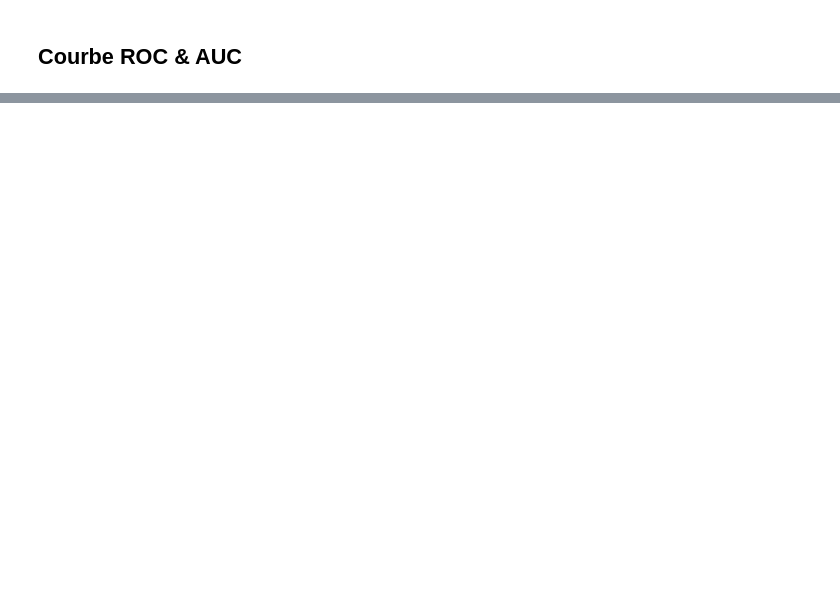
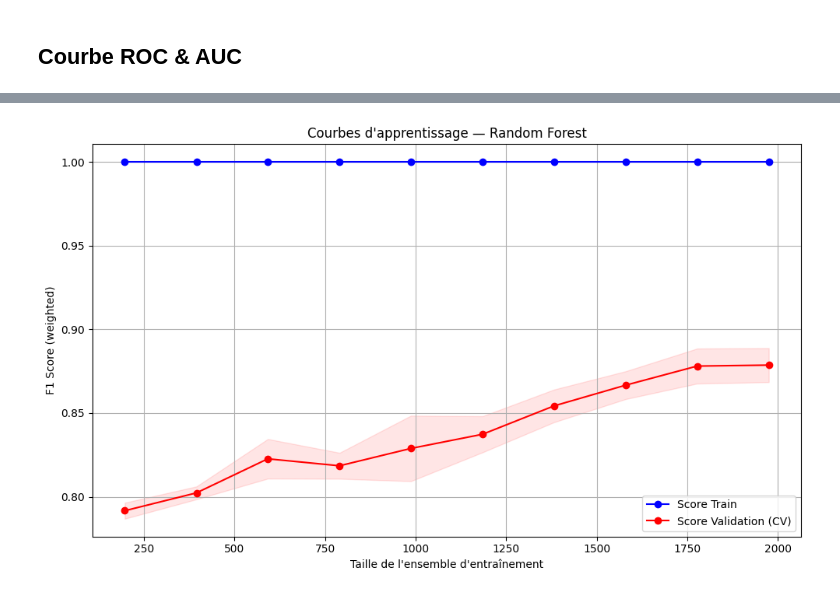
Before and after one commit to Vore667/HumanForYou, a Jupyter notebook: projet_ia-v2.ipynb, the cells around one changed output, grey strips where cells are left out. Saved outputs shown, nothing was run; the diff lists cells and outputs as text; code cells hidden in the pictures; blank space fills up the shorter version.

Commit message:
rajout du café de surapprentissage

```diff
--- a/projet_ia-v2.ipynb
+++ b/projet_ia-v2.ipynb
@@ -657,0 +692,93 @@ plt.show()
+# %%
+# ============================================================
+# Diagnostic de surapprentissage
+# ============================================================
+
+print("=" * 60)
+print("DIAGNOSTIC DE SURAPPRENTISSAGE")
+print("=" * 60)
+
+# 1. Scores Train vs Validation vs Test pour le meilleur modèle
+sets = {
+    'Train':  (full_train_X_scaled, train_Y),
+    'Test':   (test_X_scaled,       test_Y),
+}
+
+print(f"\nModèle : {best_model_name} | Seuil : {best_threshold:.2f}\n")
+print(f"{'Set':<14} {'Accuracy':>10} {'F1 Leaver':>11} {'Recall Leaver':>15} {'Prec Leaver':>13}")
+print("-" * 65)
+
+overfit_data = {}
+for set_name, (X, y) in sets.items():
+    proba = best_model.predict_proba(X)[:, 1]
+    preds = (proba >= best_threshold).astype(int)
+    overfit_data[set_name] = {
+        'Accuracy':       accuracy_score(y, preds),
+        'F1 Leaver':      f1_score(y, preds, pos_label=1),
+        'Recall Leaver':  recall_score(y, preds, pos_label=1),
+        'Precision Leaver': precision_score(y, preds, pos_label=1, zero_division=0),
+    }
+    d = overfit_data[set_name]
+    print(f"{set_name:<14} {d['Accuracy']:>10.4f} {d['F1 Leaver']:>11.4f} "
+          f"{d['Recall Leaver']:>15.4f} {d['Precision Leaver']:>13.4f}")
+
+# 2. Calcul de l'écart (gap) Train - Test
+gap_f1 = overfit_data['Train']['F1 Leaver'] - overfit_data['Test']['F1 Leaver']
+gap_recall = overfit_data['Train']['Recall Leaver'] - overfit_data['Test']['Recall Leaver']
+
+print(f"\n--- Écart Train → Test ---")
+print(f"Gap F1 Leaver :     {gap_f1:+.4f}")
+print(f"Gap Recall Leaver : {gap_recall:+.4f}")
+
+if gap_f1 < 0.05:
+    print("✅ Pas de surapprentissage significatif (gap < 0.05)")
+elif gap_f1 < 0.10:
+    print("⚠️  Surapprentissage léger (0.05 ≤ gap < 0.10) — à surveiller")
+else:
+    print("🔴 Surapprentissage détecté (gap ≥ 0.10) — le modèle mémorise le train")
+
+# 3. Courbes d'apprentissage (learning curves)
+from sklearn.model_selection import learning_curve
+
+print("\nGénération des courbes d'apprentissage...")
+train_sizes, train_scores, val_scores = learning_curve(
+    best_model,
+    multi_train_X_scaled, multi_train_Y,
+    cv=5,
+    scoring='f1_weighted',
+    train_sizes=np.linspace(0.1, 1.0, 10),
+    random_state=1337
+)
+
+plt.figure(figsize=(10, 6))
+plt.plot(train_sizes, train_scores.mean(axis=1), 'o-', color='blue', label='Score Train')
+plt.fill_between(train_sizes,
+                 train_scores.mean(axis=1) - train_scores.std(axis=1),
+                 train_scores.mean(axis=1) + train_scores.std(axis=1), alpha=0.1, color='blue')
+plt.plot(train_sizes, val_scores.mean(axis=1), 'o-', color='red', label='Score Validation (CV)')
+plt.fill_between(train_sizes,
+                 val_scores.mean(axis=1) - val_scores.std(axis=1),
+                 val_scores.mean(axis=1) + val_scores.std(axis=1), alpha=0.1, color='red')
+plt.xlabel("Taille de l'ensemble d'entraînement")
+plt.ylabel('F1 Score (weighted)')
+plt.title(f'Courbes d\'apprentissage — {best_model_name}')
+plt.legend(loc='lower right')
+plt.grid(True)
+plt.tight_layout()
+plt.show()
+
+# Remplacer l'interprétation des learning curves par :
+print("\nInterprétation :")
+final_gap = train_scores.mean(axis=1)[-1] - val_scores.mean(axis=1)[-1]
+print(f"  Écart final learning curves (train - val) : {final_gap:.4f}")
+if gap_f1 < 0.05:
+    print(f"  ✅ Le gap train→test réel ({gap_f1:.4f}) confirme : pas de surapprentissage")
+    print(f"  ℹ️  Le gap des learning curves est élevé car le Random Forest")
+    print(f"     score toujours ~100% sur le train — c'est normal et attendu.")
+elif gap_f1 < 0.10:
+    print(f"  ⚠️  Surapprentissage léger (gap réel = {gap_f1:.4f})")
+else:
+    print(f"  🔴 Surapprentissage détecté (gap réel = {gap_f1:.4f})")
+    print("  💡 Solutions : réduire max_depth, augmenter min_child_weight,")
+    print("     ajouter reg_alpha/reg_lambda, ou réduire le nombre de features")
+# %% [output]
@@ -657,0 +802 @@ plt.show()
+[figure, added]
```
Also changed, not shown: parts of 6 cells of this notebook.
